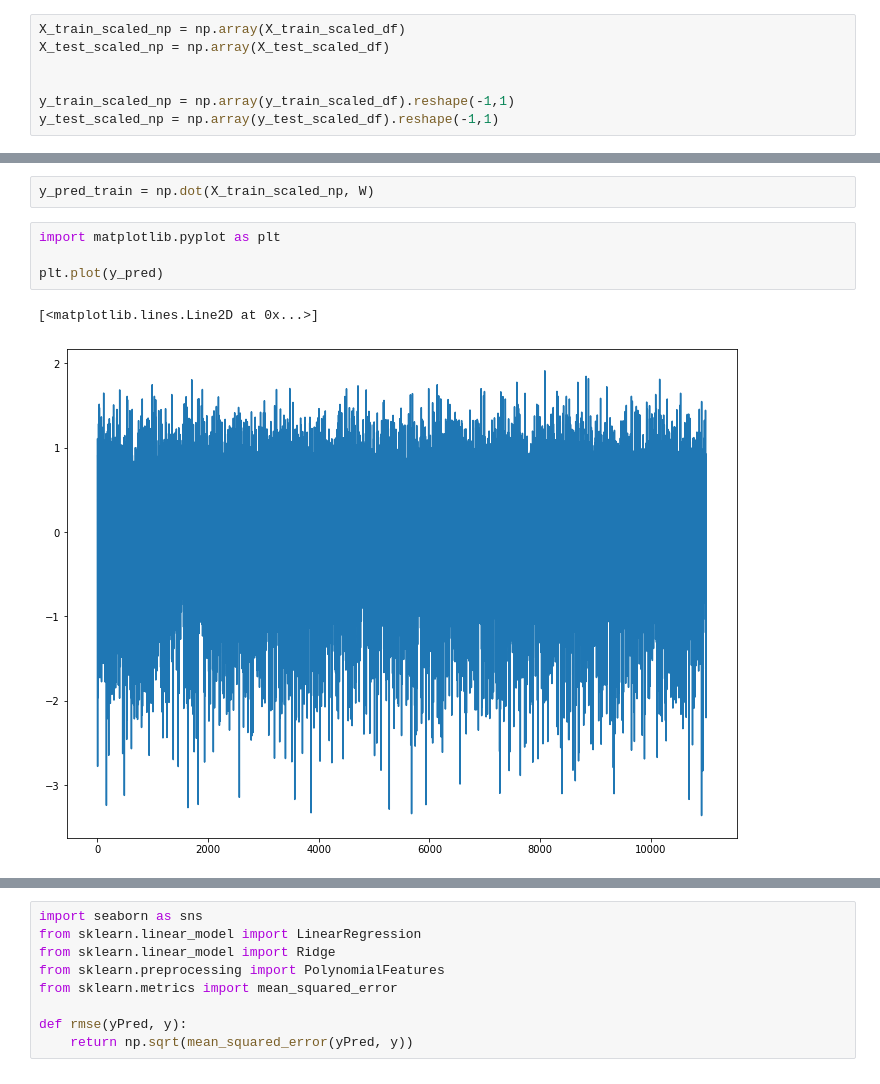
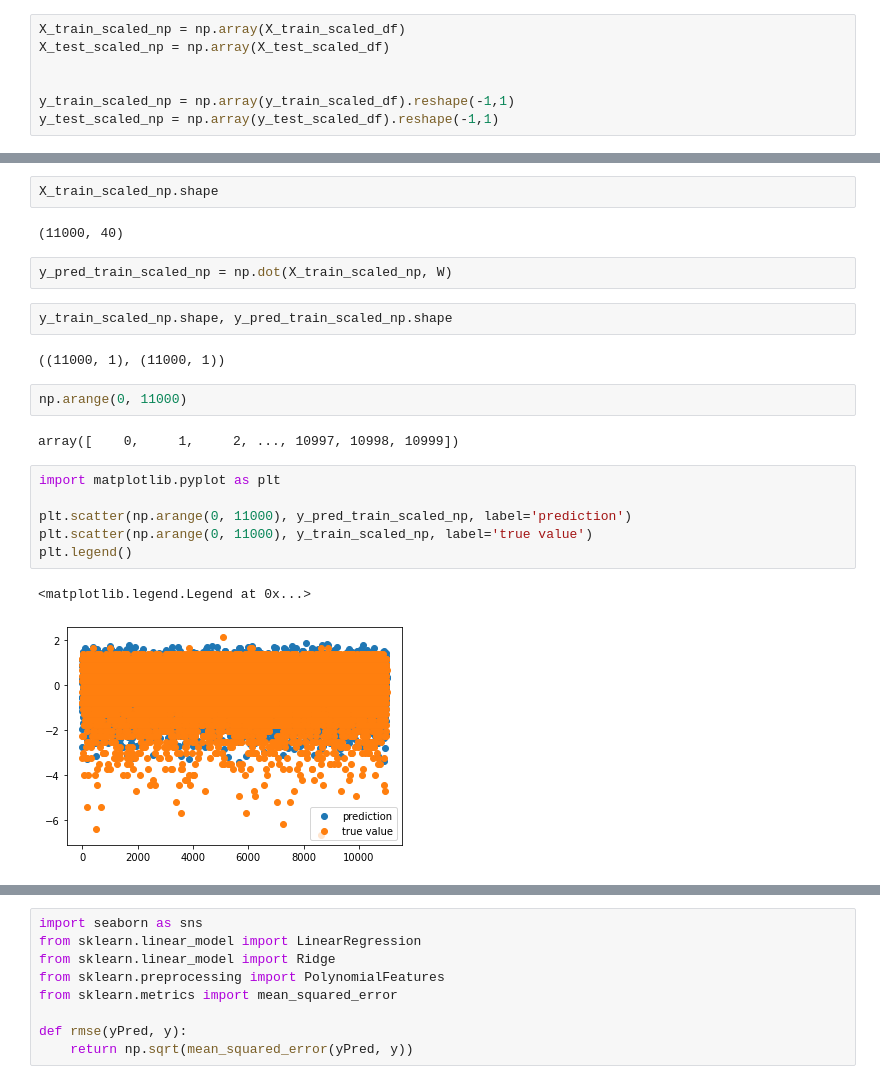
Before and after one commit to armandordorica/APS1070_A4_Linear_Regression_Gradient_Descent, a Jupyter notebook: Project_4.ipynb, the cells around one changed output, grey strips where cells are left out. Cells and saved outputs as stored; diff of their text form.

```diff
--- a/Project_4.ipynb
+++ b/Project_4.ipynb
@@ -219,9 +242,23 @@ W.shape
+# %%
+X_train_scaled_np.shape
+# %% [output]
+(11000, 40)
 # %%
-y_pred_train = np.dot(X_train_scaled_np, W)
+y_pred_train_scaled_np = np.dot(X_train_scaled_np, W)
-# %%
-import matplotlib.pyplot as plt
-
-plt.plot(y_pred)
-# %% [output]
-[<matplotlib.lines.Line2D at 0x...>]
-[figure, removed]
+# %%
+y_train_scaled_np.shape, y_pred_train_scaled_np.shape
+# %% [output]
+((11000, 1), (11000, 1))
+# %%
+np.arange(0, 11000)
+# %% [output]
+array([    0,     1,     2, ..., 10997, 10998, 10999])
+# %%
+import matplotlib.pyplot as plt
+
+plt.scatter(np.arange(0, 11000), y_pred_train_scaled_np, label='prediction')
+plt.scatter(np.arange(0, 11000), y_train_scaled_np, label='true value')
+plt.legend()
+# %% [output]
+<matplotlib.legend.Legend at 0x...>
+[figure, added]
```
Also changed, not shown: parts of 53 cells of this notebook.
